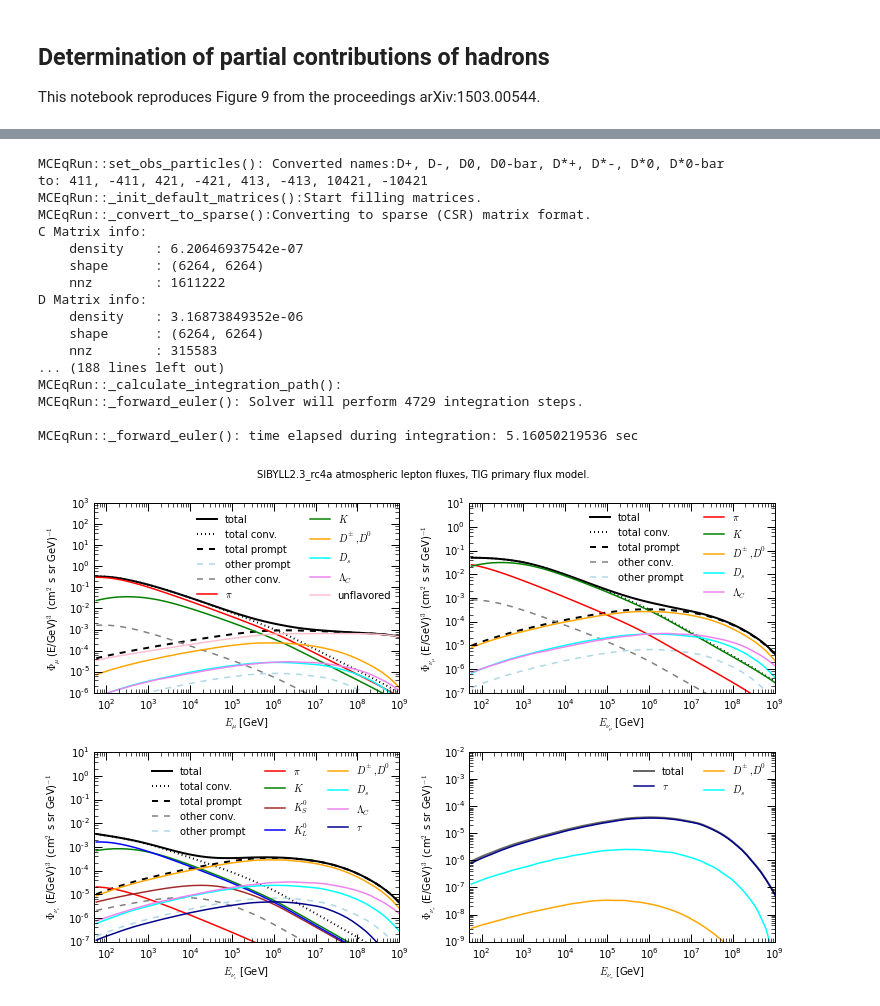
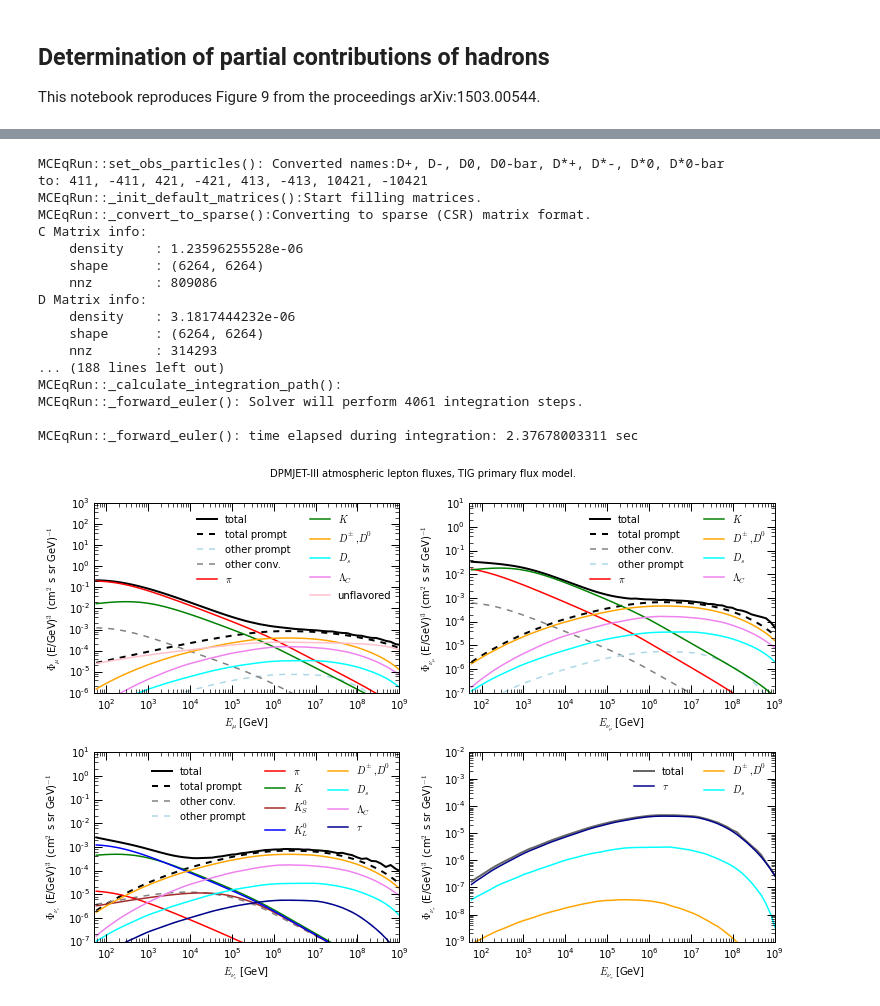
Before and after one commit to mceq-project/MCEq, a Jupyter notebook: examples/partial_hadron_contribution.ipynb, the cells around one changed output, grey strips where cells are left out. Saved outputs shown, nothing was run; the diff lists cells and outputs as text; code cells hidden in the pictures.

```diff
--- a/examples/partial_hadron_contribution.ipynb
+++ b/examples/partial_hadron_contribution.ipynb
@@ -21,7 +21,7 @@ import CRFluxModels as pm
 # %%
 mceq_run = MCEqRun(
 #provide the string of the interaction model
-interaction_model='SIBYLL2.3_rc4a',
+interaction_model='DPMJET-III',
 #primary cosmic ray flux model
 #support a tuple (primary model class (not instance!), arguments)
 primary_model=(pm.Thunman, None),
@@ -126,18 +126,18 @@ to: 411, -411, 421, -421, 413, -413, 10421, -10421
 MCEqRun::_init_default_matrices():Start filling matrices.
 MCEqRun::_convert_to_sparse():Converting to sparse (CSR) matrix format.
 C Matrix info:
-    density    : 6.20646937542e-07
+    density    : 1.23596255528e-06
     shape      : (6264, 6264)
-    nnz        : 1611222
+    nnz        : 809086
 D Matrix info:
-    density    : 3.16873849352e-06
+    density    : 3.1817444232e-06
     shape      : (6264, 6264)
-    nnz        : 315583
+    nnz        : 314293
 ... (188 lines left out)
 MCEqRun::_calculate_integration_path():
-MCEqRun::_forward_euler(): Solver will perform 4729 integration steps.
+MCEqRun::_forward_euler(): Solver will perform 4061 integration steps.
 
-MCEqRun::_forward_euler(): time elapsed during integration: 5.16050219536 sec
+MCEqRun::_forward_euler(): time elapsed during integration: 2.37678003311 sec
 # %%
 mu_conv = mceq_run.get_solution('conv_mu+', mag) + \
           mceq_run.get_solution('conv_mu-', mag)
@@ -197,7 +197,7 @@ plt.suptitle('{0} atmospheric lepton fluxes, {1} primary flux model.'.format(mce
                                                                              mceq_run.pmodel.sname))
 plt.subplot(221)
 plt.plot(e_grid, mu_total, ls='-', lw=2, color='black', label='total')
-plt.plot(e_grid, mu_conv, ls='dotted', lw=2, color='black', label=r'total conv.')
+# plt.plot(e_grid, mu_conv, ls='dotted', lw=2, color='black', label=r'total conv.')
 plt.plot(e_grid, mu_prompt, ls='--', lw=2, color='black', label='total prompt')
 plt.plot(e_grid, mu_obs['other prompt'], ls='--', lw=1.5, color='lightblue', label=r'other prompt')
 plt.plot(e_grid, mu_obs['other conv. mu'], ls='--', lw=1.5, color='grey', label=r'other conv.')
@@ -217,7 +217,7 @@ plt.legend(loc='upper right', frameon=False, numpoints=1, ncol=2)
 
 plt.subplot(222)
 plt.plot(e_grid, numu_total, ls='-', lw=2, color='black', label='total')
-plt.plot(e_grid, numu_conv, ls='dotted', lw=2, color='black', label=r'total conv.')
+# plt.plot(e_grid, numu_conv, ls='dotted', lw=2, color='black', label=r'total conv.')
 plt.plot(e_grid, numu_prompt, ls='--', lw=2, color='black', label='total prompt')
 plt.plot(e_grid, numu_obs['other conv. numu'], ls='--', lw=1.5, color='grey', label=r'other conv.')
 plt.plot(e_grid, numu_obs['other prompt'], ls='--', lw=1.5, color='lightblue', label=r'other prompt')
@@ -235,7 +235,7 @@ plt.legend(loc='upper right', frameon=False, numpoints=1, ncol=2)
 
 plt.subplot(223)
 plt.plot(e_grid, nue_total, ls='-', lw=2, color='black', label='total')
-plt.plot(e_grid, nue_conv, ls='dotted', lw=2, color='black', label=r'total conv.')
+# plt.plot(e_grid, nue_conv, ls='dotted', lw=2, color='black', label=r'total conv.')
 plt.plot(e_grid, nue_prompt, ls='--', lw=2, color='black', label='total prompt')
 plt.plot(e_grid, nue_obs['other conv. nue'], ls='--', lw=1.5, color='grey', label=r'other conv.')
 plt.plot(e_grid, nue_obs['other prompt'], ls='--', lw=1.5, color='lightblue', label=r'other prompt')
@@ -244,32 +244,32 @@ plt.plot(e_grid, nue_k, ls='-', lw=1.5, color='green', label=r'$K$')
 plt.plot(e_grid, nue_obs['$K^0_s$'], ls='-', lw=1.5, color='brown', label=r'$K^0_S$')
 plt.plot(e_grid, nue_obs['$K^0_L$'], ls='-', lw=1.5, color='blue', label=r'$K^0_L$')
 # plt.plot(e_grid, nue_obs['$\\mu$ decay'], ls='-', lw=1.5, color='pink', label=r'$\mu$ decay')
 plt.plot(e_grid, nue_obs['$D^\\pm + D^0$'], ls='-', lw=1.5, color='orange', label=r'$D^\pm, D^0$')
 plt.plot(e_grid, nue_obs['$D_s$'], ls='-', lw=1.5, color='cyan', label=r'$D_s$')
 plt.plot(e_grid, nue_obs['$\\Lambda_C$'], ls='-', lw=1.5, color='violet', label=r'$\Lambda_C$')
 plt.plot(e_grid, nue_obs["tau decay"], ls='-', lw=1.5, color='darkblue', label=r'$\tau$')
 
 plt.loglog()
 plt.xlabel(r"$E_{\nu_{e}}$ [GeV]")
 plt.ylabel(r"$\Phi_{\nu_{e}}$ (E/GeV)$^{" + str(mag) + "}$ (cm$^{2}$ s sr GeV)$^{-1}$")
 plt.xlim([50, 1e9])
 plt.ylim([1e-7, 1e1])
 plt.legend(loc=1, frameon=False, numpoints=1, ncol=3)
 
 plt.subplot(224)
 plt.plot(e_grid, nutau_total, ls='-', lw=2, color='black', alpha=0.6, label='total')
 plt.plot(e_grid, nutau_obs["tau decay"], ls='-', lw=1.5, color='darkblue', label=r'$\tau$')
 plt.plot(e_grid, nutau_obs['$D^\\pm + D^0$'], ls='-', lw=1.5, color='orange', label=r'$D^\pm, D^0$')
 plt.plot(e_grid, nutau_obs['$D_s$'], ls='-', lw=1.5, color='cyan', label=r'$D_s$')
 
 
 plt.loglog()
 plt.xlabel(r"$E_{\nu_{\tau}}$ [GeV]")
 plt.ylabel(r"$\Phi_{\nu_{\tau}}$ (E/GeV)$^{" + str(mag) + "}$ (cm$^{2}$ s sr GeV)$^{-1}$")
 plt.xlim([50, 1e9])
 plt.ylim([1e-9, 1e-2])
 plt.legend(loc=1, frameon=False, numpoints=1, ncol=2)
 
-plt.savefig('detailed_flux_sib23_rc4b.pdf')
+plt.savefig('/Users/afedynitch/OneDrive/Dokumente/Plots/results_chapter/detailed_flux_dpmjet3.pdf')
 # %% [output]
-[figure, old version]
+[figure, new version]
```
Also changed, not shown: parts of 1 cell of this notebook, 1 other file.
